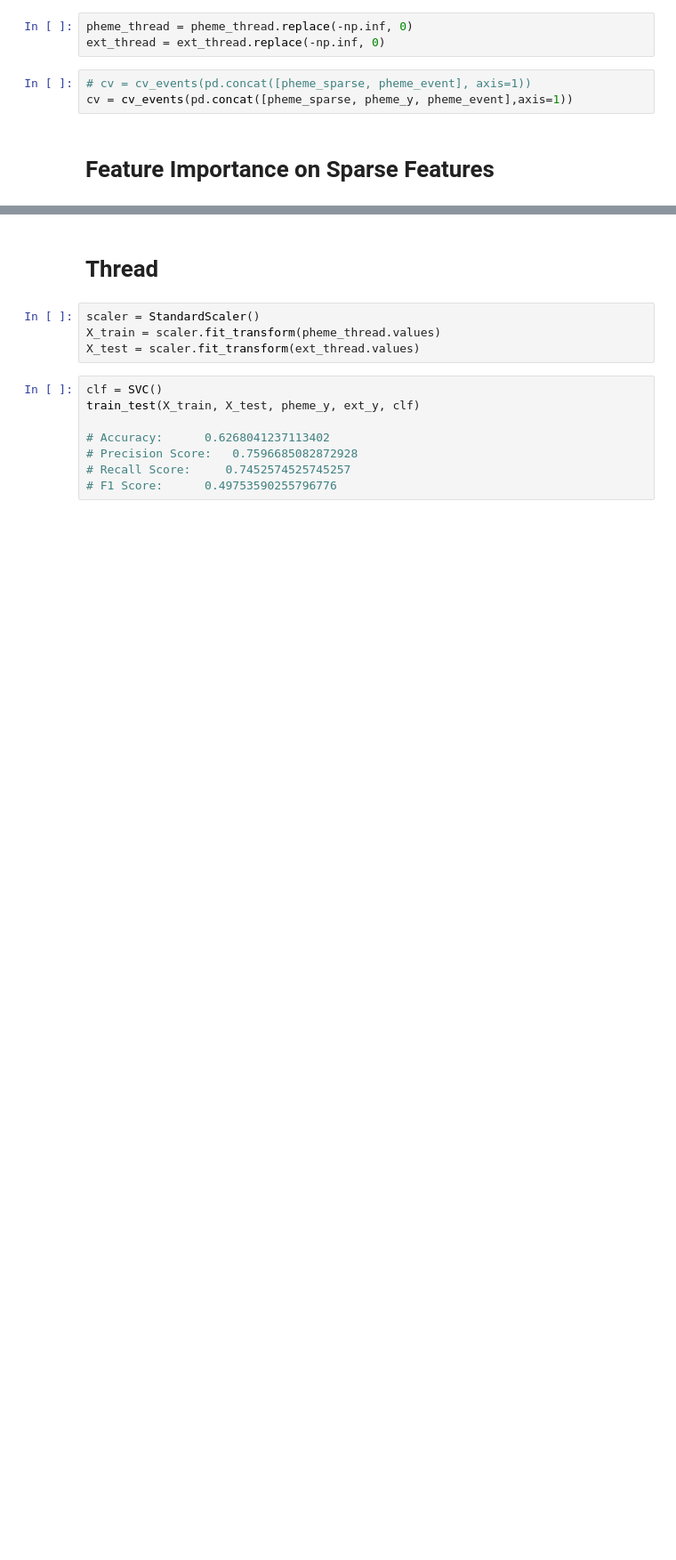
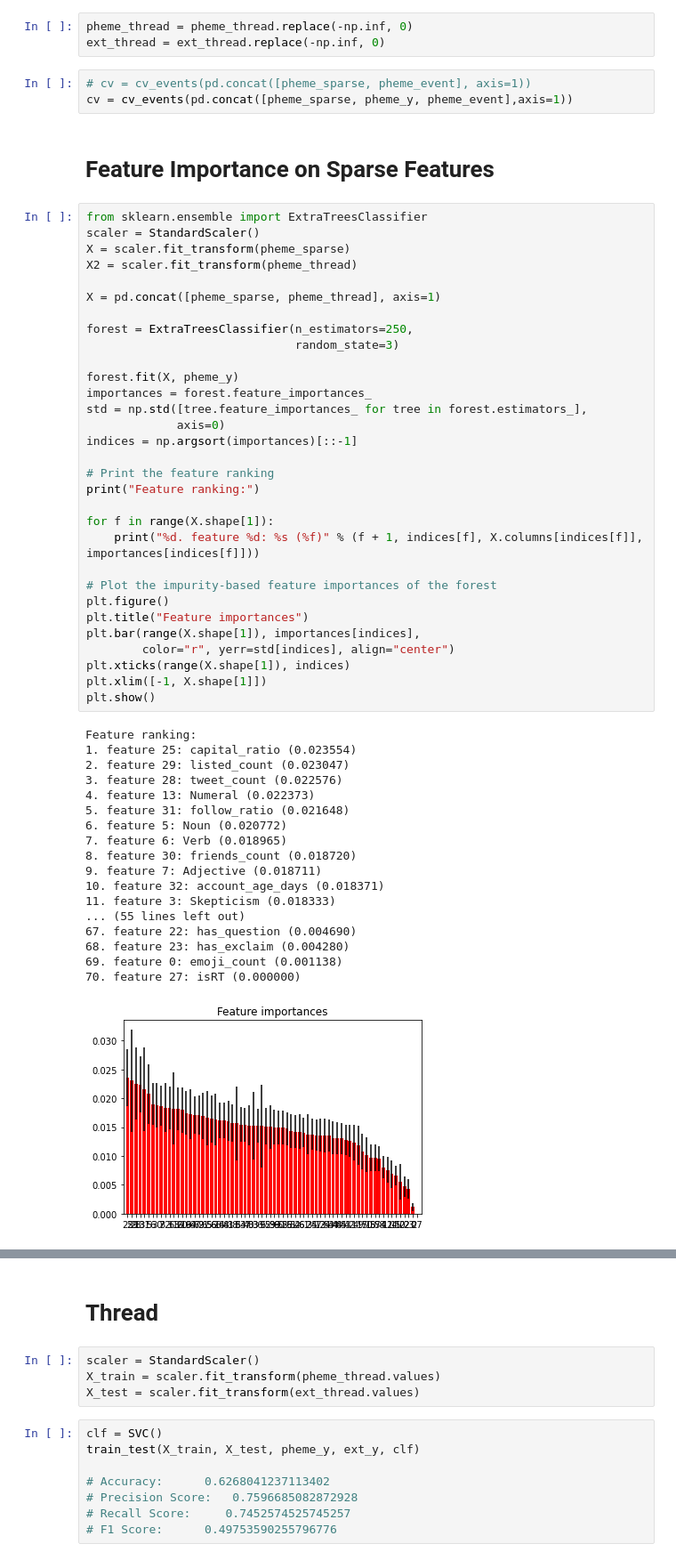
Before and after one commit to zzunebye/Capstone-code-data, a Jupyter notebook: _CLF_TRAD.ipynb, the cells around one changed output, grey strips where cells are left out. Shown at 89% size. Saved outputs shown, nothing was run; the diff lists cells and outputs as text; blank space fills up the shorter version.

```diff
--- a/_CLF_TRAD.ipynb
+++ b/_CLF_TRAD.ipynb
@@ -116,3 +116,53 @@ ext_thread = ext_thread.replace(-np.inf, 0)
 cv = cv_events(pd.concat([pheme_sparse, pheme_y, pheme_event],axis=1))
 # %% [markdown]
 # Feature Importance on Sparse Features
+# %%
+from sklearn.ensemble import ExtraTreesClassifier
+scaler = StandardScaler()
+X = scaler.fit_transform(pheme_sparse)
+X2 = scaler.fit_transform(pheme_thread)
+
+X = pd.concat([pheme_sparse, pheme_thread], axis=1)
+
+forest = ExtraTreesClassifier(n_estimators=250,
+                              random_state=3)
+
+forest.fit(X, pheme_y)
+importances = forest.feature_importances_
+std = np.std([tree.feature_importances_ for tree in forest.estimators_],
+             axis=0)
+indices = np.argsort(importances)[::-1]
+
+# Print the feature ranking
+print("Feature ranking:")
+
+for f in range(X.shape[1]):
+    print("%d. feature %d: %s (%f)" % (f + 1, indices[f], X.columns[indices[f]], importances[indices[f]]))
+
+# Plot the impurity-based feature importances of the forest
+plt.figure()
+plt.title("Feature importances")
+plt.bar(range(X.shape[1]), importances[indices],
+        color="r", yerr=std[indices], align="center")
+plt.xticks(range(X.shape[1]), indices)
+plt.xlim([-1, X.shape[1]])
+plt.show()
+# %% [output]
+Feature ranking:
+1. feature 25: capital_ratio (0.023554)
+2. feature 29: listed_count (0.023047)
+3. feature 28: tweet_count (0.022576)
+4. feature 13: Numeral (0.022373)
+5. feature 31: follow_ratio (0.021648)
+6. feature 5: Noun (0.020772)
+7. feature 6: Verb (0.018965)
+8. feature 30: friends_count (0.018720)
+9. feature 7: Adjective (0.018711)
+10. feature 32: account_age_days (0.018371)
+11. feature 3: Skepticism (0.018333)
+... (55 lines left out)
+67. feature 22: has_question (0.004690)
+68. feature 23: has_exclaim (0.004280)
+69. feature 0: emoji_count (0.001138)
+70. feature 27: isRT (0.000000)
+[figure, added]
```
Also changed, not shown: parts of 4 cells of this notebook, 9 other files.
